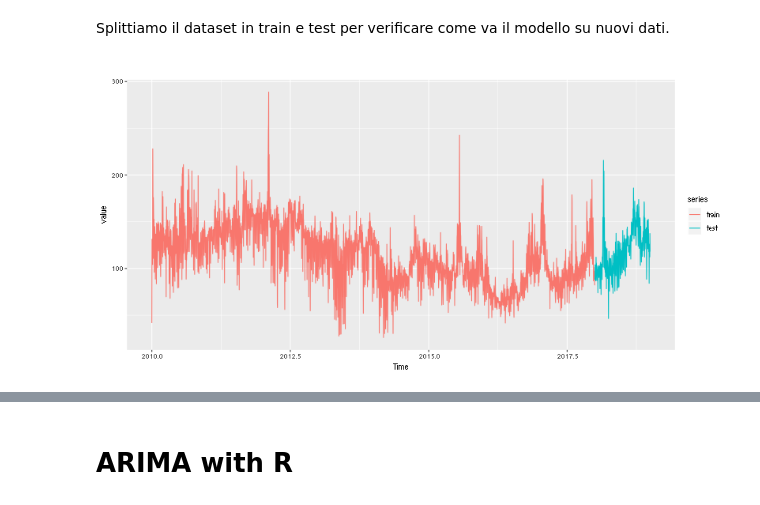
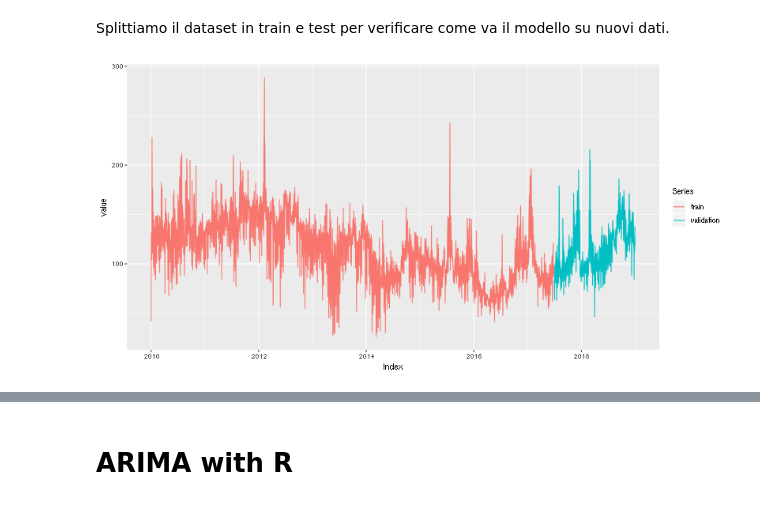
Before and after one commit to pkasela/Time_Series-Project, a Jupyter notebook: Pranav_Kasela_846965.ipynb, the cells around one changed output, grey strips where cells are left out. Saved outputs shown, nothing was run; the diff lists cells and outputs as text; code cells hidden in the pictures.

```diff
--- a/Pranav_Kasela_846965.ipynb
+++ b/Pranav_Kasela_846965.ipynb
@@ -43,0 +27,10 @@ print(head(df))
+# %%
+%%R
+
+path <- ""
+path <- "/content/drive/My Drive/ts_proj/"
+
+df <- read.csv2(paste0(path,"time_series_dataset.csv"), dec = ".")
+df$Data <- as.Date(df$Data)
+
+print(head(df))
@@ -45,11 +46,11 @@ print(head(df))
 Splittiamo il dataset in train e test per verificare come va il modello su nuovi dati.
 # %%
 %%R -w 800 -h 400
-idata <- ts(df$value, start=c(2010,1), frequency=365)
-train <- window(idata, start=c(2010,1), end=c(2017,365))
-#train <- df[1:(nrow(df) - 365),] #last one year is for validation
-test <- window(idata, start=c(2018,1), end=c(2018,365))
+idata <- xts(df$value, start=c(2010,1), order.by=df$Data)
 
-autoplot(cbind(train, test)) + ylab("value")
+train <- idata["2010-01-01/2017-06-30"]
+validation <- idata["2017-07-01/2018-12-31"]
+
+autoplot(cbind(train, validation), facet=NULL) + ylab("value")
 # %% [output]
-[figure, old version]
+[figure, new version]
```
Also changed, not shown: parts of 68 cells of this notebook, 11 other files.
